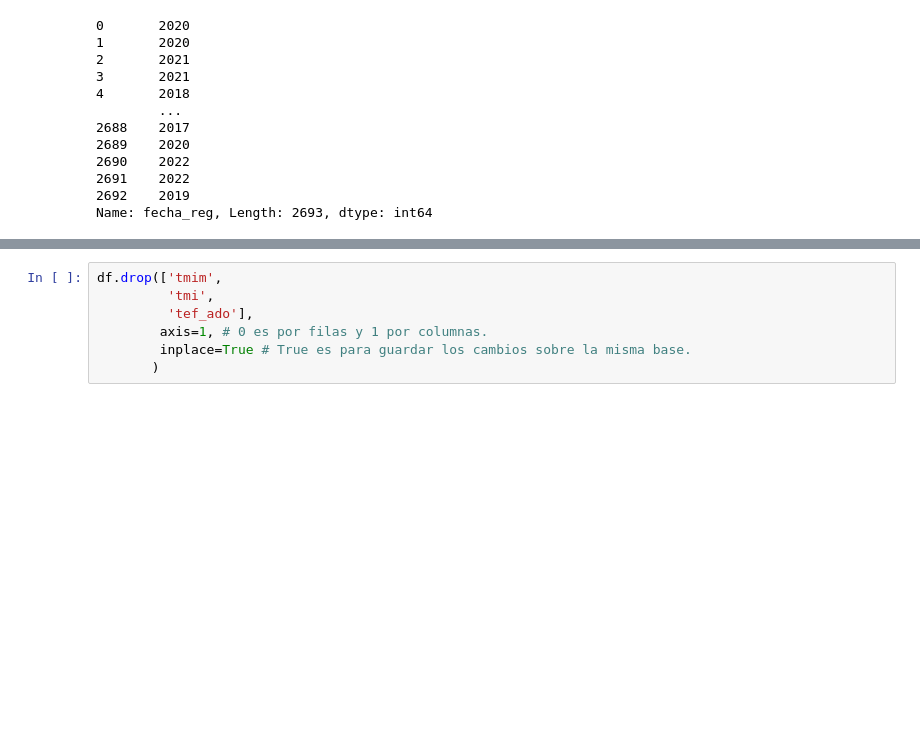
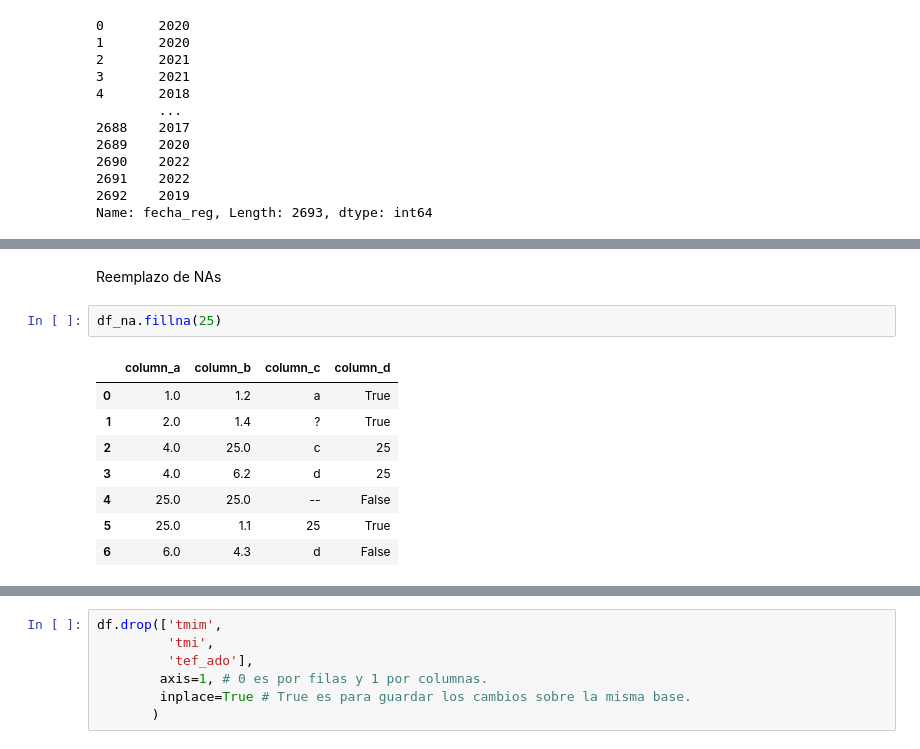
Before and after one commit to m-durand/propedeutico_python, a Jupyter notebook: notebooks/4_pandas_exploracion.ipynb, the cells around one changed output, grey strips where cells are left out. Saved outputs shown, nothing was run; the diff lists cells and outputs as text; blank space fills up the shorter version.

```diff
--- a/notebooks/4_pandas_exploracion.ipynb
+++ b/notebooks/4_pandas_exploracion.ipynb
@@ -489,0 +615,13 @@ dtype: int64
+# %% [markdown]
+Reemplazo de NAs
+# %%
+df_na.fillna(25)
+# %% [output]
+|  | column_a | column_b | column_c | column_d |
+| 0 | 1.0 | 1.2 | a | True |
+| 1 | 2.0 | 1.4 | ? | True |
+| 2 | 4.0 | 25.0 | c | 25 |
+| 3 | 4.0 | 6.2 | d | 25 |
+| 4 | 25.0 | 25.0 | -- | False |
+| 5 | 25.0 | 1.1 | 25 | True |
+| 6 | 6.0 | 4.3 | d | False |
```
Also changed, not shown: parts of 25 cells of this notebook, 1 other file.
